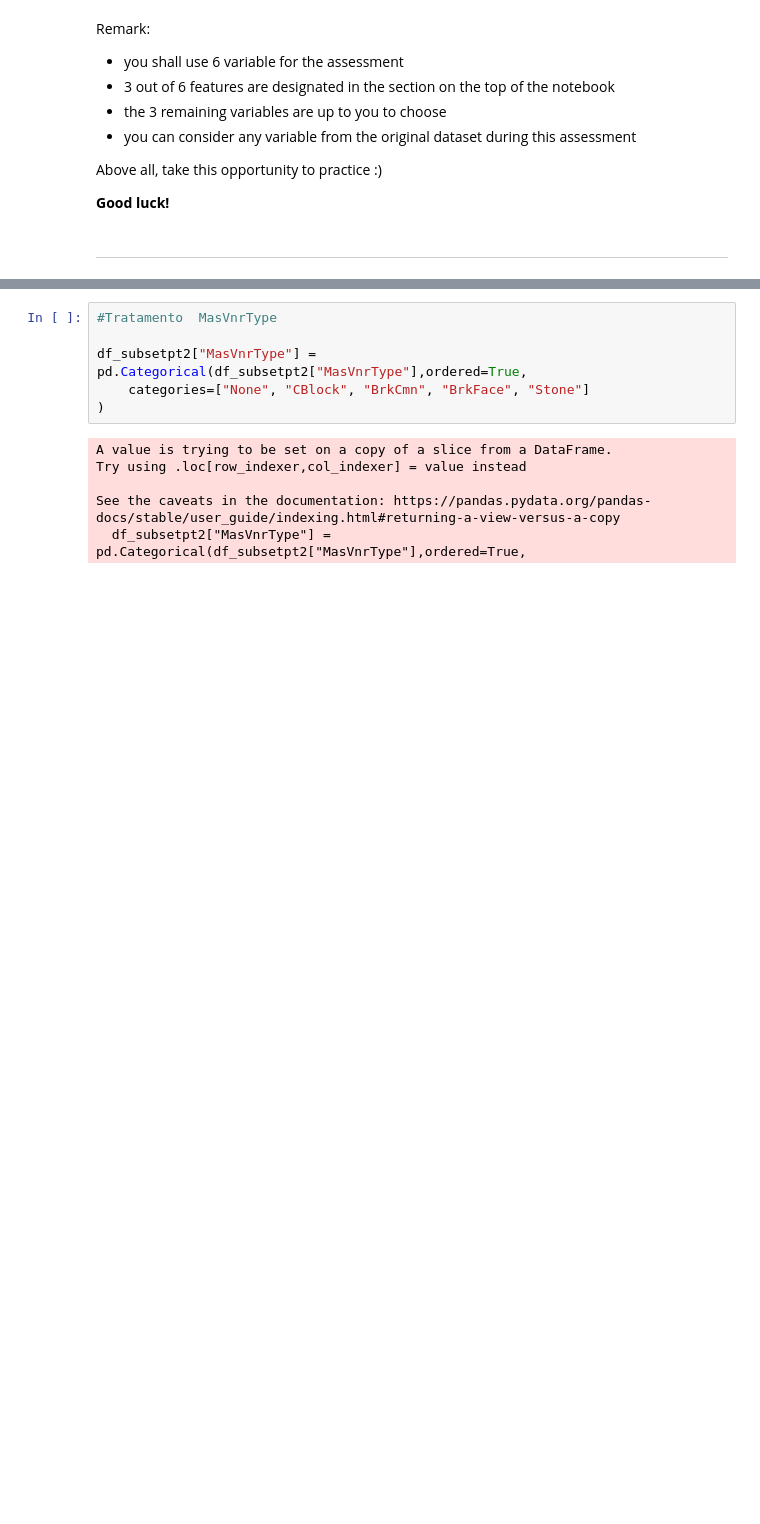
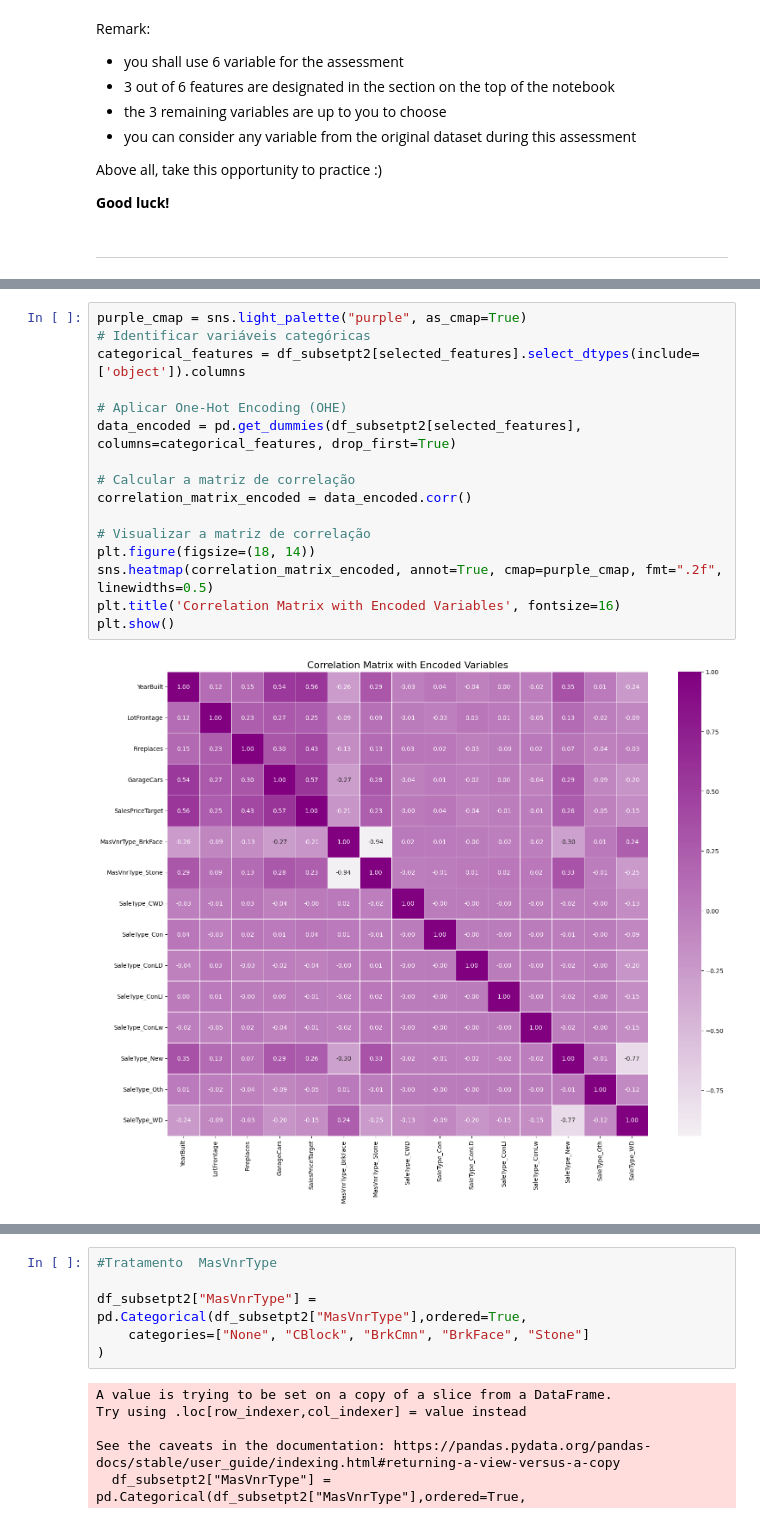
Before and after one commit to pereiranuno/preprocessingdatapt1, a Jupyter notebook: MPPD_project.ipynb, the cells around one changed output, grey strips where cells are left out. Cells and saved outputs as stored; diff of their text form; blank space fills up the shorter version.

```diff
--- a/MPPD_project.ipynb
+++ b/MPPD_project.ipynb
@@ -638,0 +613,18 @@ dtype: float64
+# %%
+purple_cmap = sns.light_palette("purple", as_cmap=True)
+# Identificar variáveis categóricas
+categorical_features = df_subsetpt2[selected_features].select_dtypes(include=['object']).columns
+
+# Aplicar One-Hot Encoding (OHE)
+data_encoded = pd.get_dummies(df_subsetpt2[selected_features], columns=categorical_features, drop_first=True)
+
+# Calcular a matriz de correlação
+correlation_matrix_encoded = data_encoded.corr()
+
+# Visualizar a matriz de correlação
+plt.figure(figsize=(18, 14))
+sns.heatmap(correlation_matrix_encoded, annot=True, cmap=purple_cmap, fmt=".2f", linewidths=0.5)
+plt.title('Correlation Matrix with Encoded Variables', fontsize=16)
+plt.show()
+# %% [output]
+[figure, added]
```
Also changed, not shown: parts of 32 cells of this notebook.
